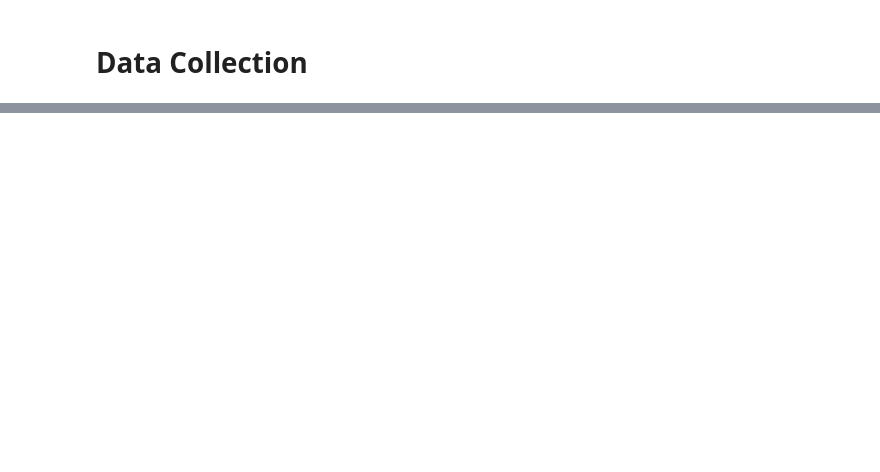
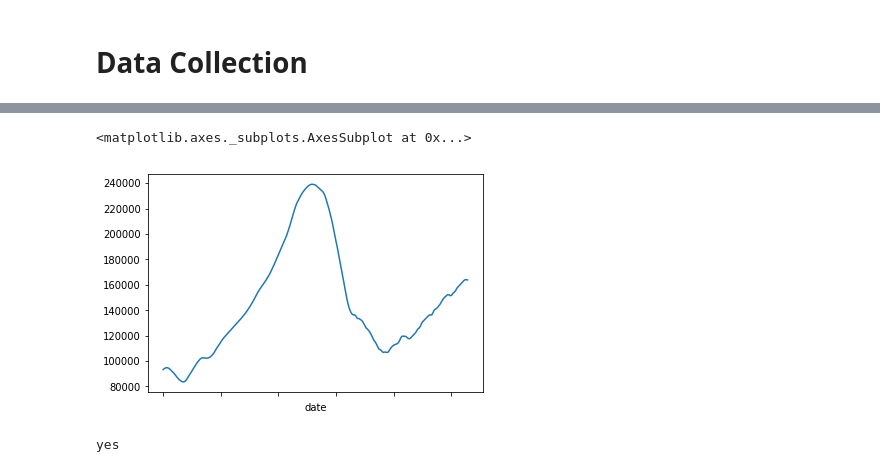
Before and after one commit to AdamBlomfield/mod_4_project, a Jupyter notebook: notebooks/ab_mod_4.ipynb, the cells around one changed output, grey strips where cells are left out. Saved outputs shown, nothing was run; the diff lists cells and outputs as text; code cells hidden in the pictures; blank space fills up the shorter version.

```diff
--- a/notebooks/ab_mod_4.ipynb
+++ b/notebooks/ab_mod_4.ipynb
@@ -82,0 +453,3 @@ zillow_df.head()
+# %%
+temp_df = pd.read_csv('../data/processed/zillow_chicago_df.csv').iloc[:,1:]
+temp_df
@@ -82,0 +475,3 @@ zillow_df.head()
+# %%
+temp_df.set_index('date', inplace=True)
+temp_df.head()
@@ -82,0 +574,5 @@ zillow_df.head()
+# %%
+temp_df['60629'].plot()
+# %% [output]
+<matplotlib.axes._subplots.AxesSubplot at 0x...>
+[figure, added]
@@ -82,0 +581,5 @@ zillow_df.head()
+# %%
+if bool_test==True:
+    print('yes')
+# %% [output]
+yes
```
Also changed, not shown: parts of 78 cells of this notebook, 2 other files.
